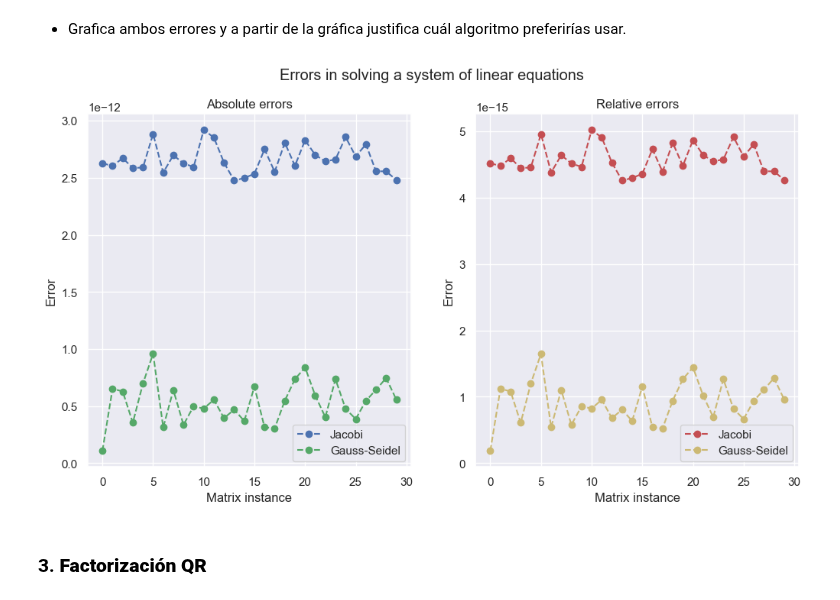
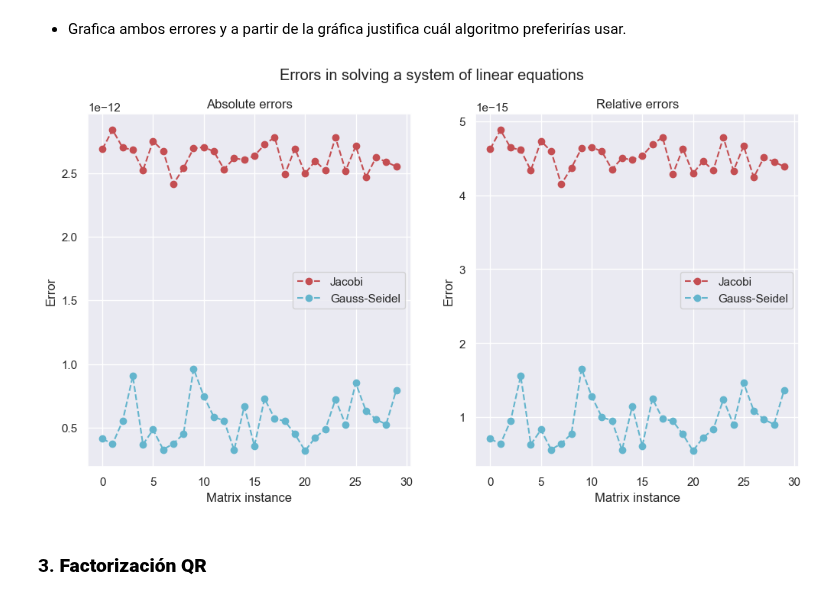
Before and after one commit to emilianodesu/LCD-5Sem-2025-1, a Jupyter notebook: MMCCD/Emiliano_Mendoza_T2.ipynb, the cells around one changed output. Saved outputs shown, nothing was run; the diff lists cells and outputs as text; code cells hidden in the pictures.

```diff
--- a/MMCCD/Emiliano_Mendoza_T2.ipynb
+++ b/MMCCD/Emiliano_Mendoza_T2.ipynb
@@ -491,7 +494,7 @@ def solve_sle_jacobi(A: np.ndarray, b: np.ndarray, x0: np.ndarray, epsilon: floa
 # %% [markdown]
 - Realiza lo mismo que en el inciso anterior usando ahora el algoritmo de Gauss-Seidel.
 # %%
-def solve_sle_gs(A: np.ndarray, b: np.ndarray, x0: np.ndarray, epsilon: float, i_max: int) -> np.ndarray:
+def solve_sle_gs(A: np.ndarray, b: np.ndarray, x0: np.ndarray, epsilon: float, i_max: int) -> tuple[np.ndarray, int]:
     """
     Solves the system of linear equations Ax = b using Gauss-Seidel method
 
@@ -516,6 +519,7 @@ def solve_sle_gs(A: np.ndarray, b: np.ndarray, x0: np.ndarray, epsilon: float, i
     Returns
     -------
     x (ndarray) : nx1 solution vector
+    k (int) : number of iterations
     """
     m, n = np.shape(A)
     if m != n:
@@ -535,8 +539,8 @@ def solve_sle_gs(A: np.ndarray, b: np.ndarray, x0: np.ndarray, epsilon: float, i
             x[i, k+1] = 1/A[i, i]*(b[i,0]-sum_1-sum_2)
         verror = np.linalg.norm(x[:,k+1]-x[:,k])
         if verror < epsilon:
-            return x[:, k+1][:, None]
-    return x[:, k+1][:, None]
+            return x[:, k+1][:, None], k
+    return x[:, k+1][:, None], i_max
 # %% [markdown]
 - Genera una matriz $\mathbf{A}\in \mathbb{R}^{100 \times 100}$ de forma aleatoria en Python y utilizando la función de numpy para factorización QR, obtén la matriz $\mathbf{Q}$ de la factorización $\mathbf{A=QR}$.
 # %%
@@ -569,7 +563,8 @@ M = Q@D@Q.T
 # x_s = np.array([[i+1 for i in range(4)]], dtype=float).T ### No need to redefine x_s
 b = M@x_s
 # %%
-x_jacobi = solve_sle_jacobi(M, b, np.zeros((100,1)), 1e-10, 100)
+# Solution using Jacobi method
+x_jacobi, _ = solve_sle_jacobi(M, b, np.zeros((100,1)), 1e-10, 100)
 x_jacobi.flatten()
 # %% [output]
 array([  1.,   2.,   3.,   4.,   5.,   6.,   7.,   8.,   9.,  10.,  11.,
@@ -583,7 +578,8 @@ array([  1.,   2.,   3.,   4.,   5.,   6.,   7.,   8.,   9.,  10.,  11.,
         89.,  90.,  91.,  92.,  93.,  94.,  95.,  96.,  97.,  98.,  99.,
        100.])
 # %%
-x_gs = solve_sle_gs(M, b, np.zeros((100,1)), 1e-10, 100)
+# Solution using Gauss-Seidel method
+x_gs, _ = solve_sle_gs(M, b, np.zeros((100,1)), 1e-10, 100)
 x_gs.flatten()
 # %% [output]
 array([  1.,   2.,   3.,   4.,   5.,   6.,   7.,   8.,   9.,  10.,  11.,
@@ -604,38 +600,42 @@ abs_errors_jacobi = np.zeros(30)
 abs_errors_gs = np.zeros(30)
 rel_errors_jacobi = np.zeros(30)
 rel_errors_gs = np.zeros(30)
+iter_jacobi = np.zeros(30)
+iter_gs = np.zeros(30)
 for i in range(30):
-    A = np.random.rand(100,100)
+    A = scale*np.random.rand(100,100)
     Q, _ = np.linalg.qr(A)
     M = Q@D@Q.T
     b = M@x_s
-    x_jacobi = solve_sle_jacobi(M, b, np.zeros((100,1)), 1e-10, 100).flatten()
-    x_gs = solve_sle_gs(M, b, np.zeros((100,1)), 1e-10, 100).flatten()
-    abs_errors_jacobi[i] = abs_err(x_jacobi, x_s.flatten())
-    rel_errors_jacobi[i] = rel_err(x_jacobi, x_s.flatten())
-    abs_errors_gs[i] = abs_err(x_gs, x_s.flatten())
-    rel_errors_gs[i] = rel_err(x_gs, x_s.flatten())
+    x_jacobi, k_j = solve_sle_jacobi(M, b, np.zeros((100,1)), 1e-10, 100)
+    x_gs, k_gs = solve_sle_gs(M, b, np.zeros((100,1)), 1e-10, 100)
+    abs_errors_jacobi[i] = abs_err(x_jacobi.flatten(), x_s.flatten())
+    rel_errors_jacobi[i] = rel_err(x_jacobi.flatten(), x_s.flatten())
+    abs_errors_gs[i] = abs_err(x_gs.flatten(), x_s.flatten())
+    rel_errors_gs[i] = rel_err(x_gs.flatten(), x_s.flatten())
+    iter_jacobi[i] = k_j
+    iter_gs[i] = k_gs
 # %% [markdown]
 - Grafica ambos errores y a partir de la gráfica justifica cuál algoritmo preferirías usar.
 # %%
 # Plot errors
 fig, axs = plt.subplots(1, 2, figsize=(12, 6))
 fig.suptitle('Errors in solving a system of linear equations')
-axs[0].plot(range(30), abs_errors_jacobi, 'b--o', label='Jacobi')
-axs[0].plot(range(30), abs_errors_gs, 'g--o', label='Gauss-Seidel')
+axs[0].plot(range(30), abs_errors_jacobi, 'r--o', label='Jacobi')
+axs[0].plot(range(30), abs_errors_gs, 'c--o', label='Gauss-Seidel')
 axs[0].set_title('Absolute errors')
 axs[0].set_xlabel('Matrix instance')
 axs[0].set_ylabel('Error')
 axs[0].legend()
 axs[1].plot(range(30), rel_errors_jacobi, 'r--o', label='Jacobi')
-axs[1].plot(range(30), rel_errors_gs, 'y--o', label='Gauss-Seidel')
+axs[1].plot(range(30), rel_errors_gs, 'c--o', label='Gauss-Seidel')
 axs[1].set_title('Relative errors')
 axs[1].set_xlabel('Matrix instance')
 axs[1].set_ylabel('Error')
 axs[1].legend()
 plt.show()
 # %% [output]
-[figure, old version]
+[figure, new version]
 # %% [markdown]
 ### 3. **Factorización QR**
 # %% [markdown]
```
Also changed, not shown: parts of 13 cells of this notebook.
